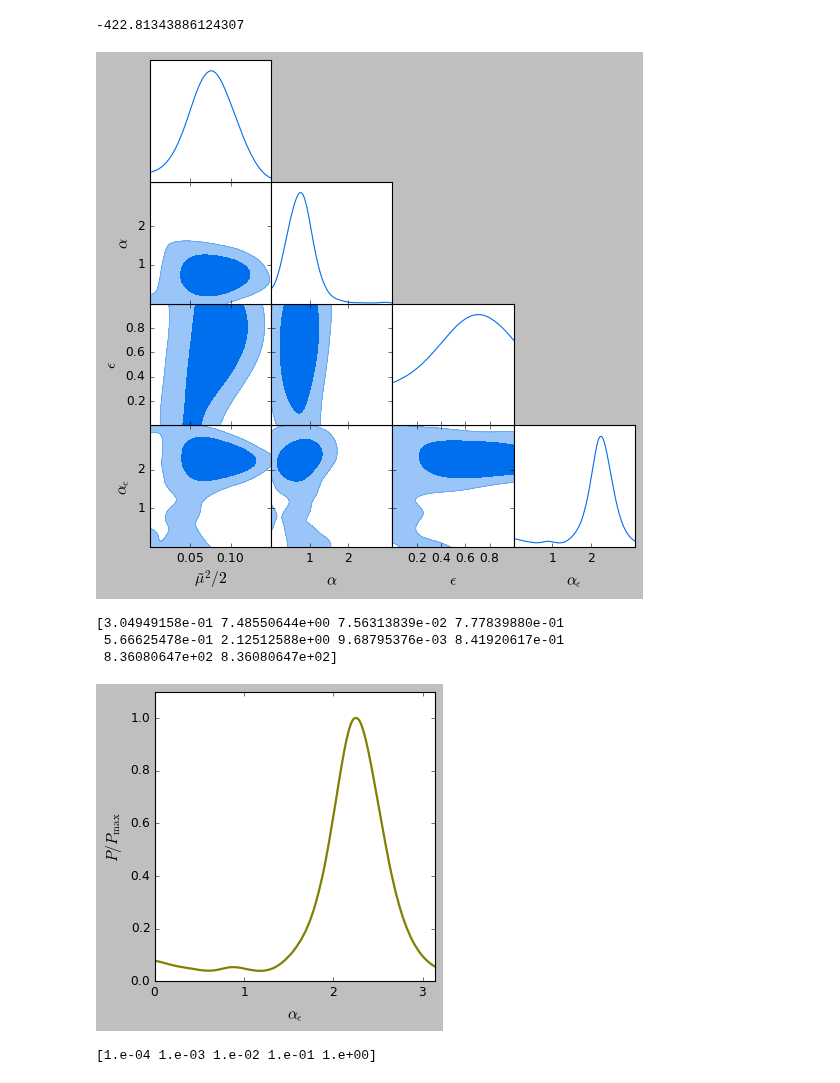
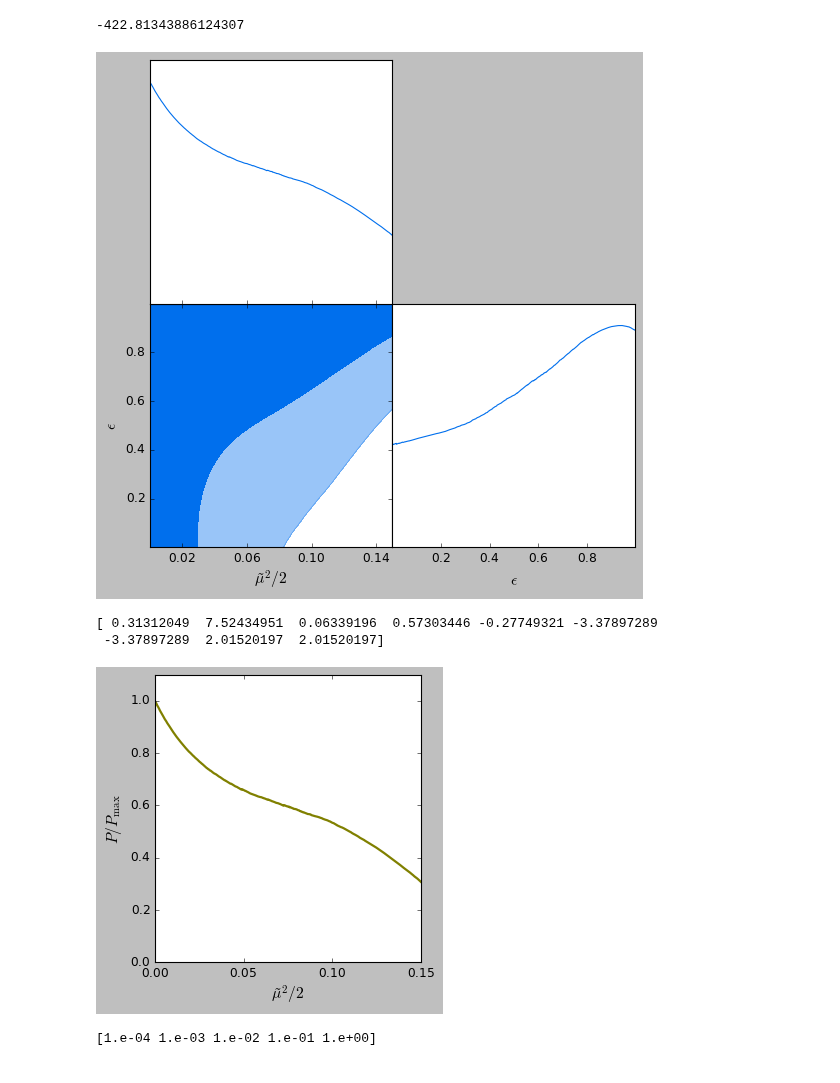
Before and after one commit to SaeedAnsarifard/NeuMod, a Jupyter notebook: Tutorial_MCMC.ipynb, the cells around one changed output. Cells and saved outputs as stored; diff of their text form; code cells hidden in the pictures.

```diff
--- a/Tutorial_MCMC.ipynb
+++ b/Tutorial_MCMC.ipynb
@@ -119,7 +119,7 @@ info = {"likelihood": {"Chi2": LogLikelihood},
 
 
 # Path to your Cobaya output folder (replace with your actual path)
-output_folder = "output9_1/run_info"
+output_folder = "output10_1/run_info"
 
 # Load the MCMC samples
 samples = loadMCSamples(output_folder)
@@ -130,43 +130,43 @@ samples = loadMCSamples(output_folder)
 
 # # print("Parameter names:", param_names.names)
 # # print("LaTeX labels:", param_names.labels)
 
 # # Fix a specific parameter's LaTeX label (e.g., replace "omegab" with correct LaTeX)
 # param_names.setLabels({"mu2" :  "\tilde{\mu}^2/2 "} )
 
 # print( param_names.parWithName("mu2").label)
 
 
 
 # param_names = samples.getParamNames().names
 # for p in param_names:
 #     if p.name == "mu2":
 #         p.label = r"\tilde{\mu}^2/2 "
 
 gdplot = gdplt.get_subplot_plotter(width_inch=7)
 
 gdplot.settings.scaling = False
 # gdplot.triangle_plot(samples, ["sint12","m12","mu2", "alpha", "delta_p"], filled=True,
 #                      param_limits={'t12': (0.28, 0.36),
 #                                    'm12': (7, 8),
 #                                    'delta': (-0.2, 0.2),
 #                                    'mum2': (0, 1.5)
 #                                   },lw=2)
 
 
-#gdplot.triangle_plot(samples, ["mu2", "alpha", "delta_p", "mdm"], filled=True,lw=2)
-gdplot.triangle_plot(samples, ["mu2", "alpha","eps","alpha_eps"], filled=True,
-                    lw=2)
+gdplot.triangle_plot(samples, ["mu2", "eps"], filled=True,lw=2)
+#gdplot.triangle_plot(samples, ["mu2", "alpha","eps","alpha_eps"], filled=True,
+#                    lw=2)
 
 # gdplot.export('./bayes_1_nopriors.pdf')
 # %% [output]
-[figure, old version]
+[figure, new version]
 # %%
 g = plots.get_single_plotter(width_inch=4.5, ratio=1)
 g.settings.prob_y_ticks = [0.1,0.3,0.6,0.9]
 g.settings.prob_label = r'$P/P_{\rm max}$'
 #g.plot_1d([samples],"mu2",lims=[0, 0.1],ls=['-'],lws=2,colors=['olive'])
-g.plot_1d([samples],"alpha_eps",lims=[0, np.pi],ls=['-'],lws=2,colors=['olive'])
+g.plot_1d([samples],"mu2",lims=[0, 0.15],ls=['-'],lws=2,colors=['olive'])
 #g.add_legend(['2020-2021','2012-2013'], legend_loc='upper right')
 g.settings.scaling_factor = 1.
 
@@ -175,10 +175,9 @@ mean   = samples.getMeans()
 
 print(mean)
 # %% [output]
-[3.04949158e-01 7.48550644e+00 7.56313839e-02 7.77839880e-01
- 5.66625478e-01 2.12512588e+00 9.68795376e-03 8.41920617e-01
- 8.36080647e+02 8.36080647e+02]
+[ 0.31312049  7.52434951  0.06339196  0.57303446 -0.27749321 -3.37897289
+ -3.37897289  2.01520197  2.01520197]
-[figure, old version]
+[figure, new version]
 # %%
 from matplotlib.ticker import ScalarFormatter
 
```
Also changed, not shown: parts of 2 cells of this notebook, 8 other files.
